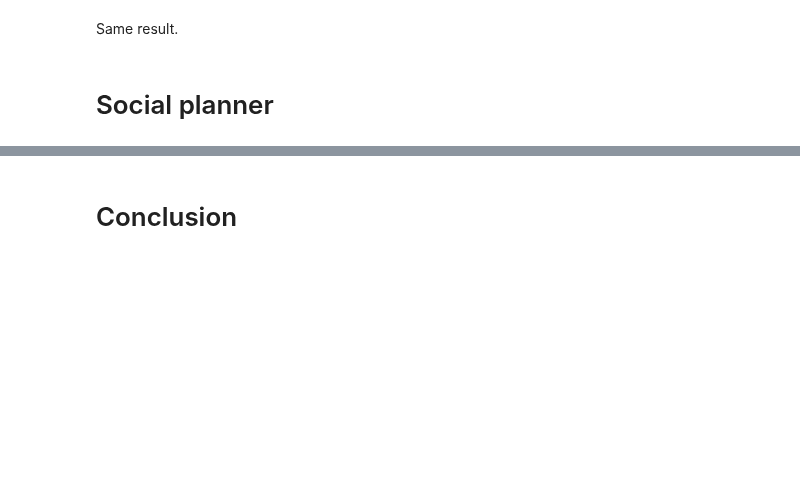
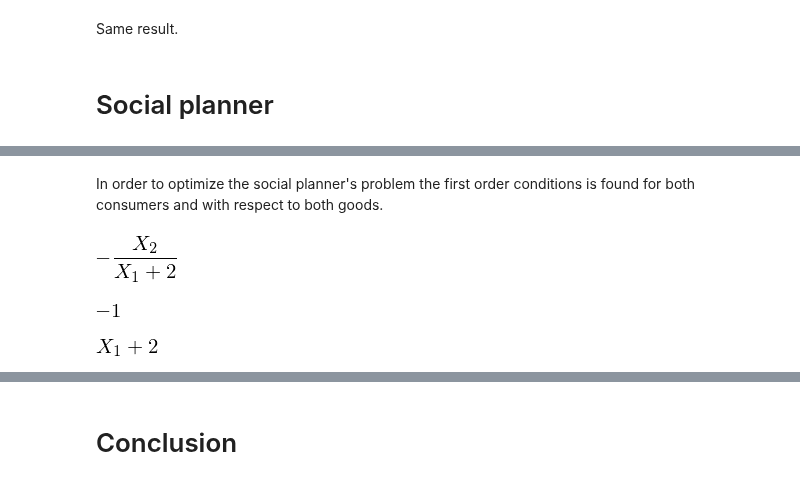
Before and after one commit to NumEconCopenhagen/projects-2020-tobiasharald, a Jupyter notebook: modelproject/modelproject.ipynb, the cells around one changed output, grey strips where cells are left out. Cells and saved outputs as stored; diff of their text form; code cells hidden in the pictures; blank space fills up the shorter version.

```diff
--- a/modelproject/modelproject.ipynb
+++ b/modelproject/modelproject.ipynb
@@ -234,0 +238,37 @@ Max social planner problem tænker jeg. Find MRS. End op med at plotte Edgeworth
+# %%
+#Define symbols:
+X1 = sm.symbols('X1')
+X2 = sm.symbols('X2')
+#Define utility functions:
+uA = X1*X2 + 2*X2
+uB = 4*X1 + 4*X2
+# %% [markdown]
+In order to optimize the social planner's problem the first order conditions is found for both consumers and with respect to both goods.
+# %%
+foc1uA = sm.diff(uA, X1)
+foc2uA = sm.diff(uA, X2)
+foc1uB = sm.diff(uB, X1)
+foc2ub = sm.diff(uB, X2)
+# %%
+#MRS for both
+mrsA = -foc1uA/foc2uA
+mrsB = -foc1uB/foc2ub
+# %%
+#MRS for consumer A:
+mrsA
+# %% [output]
+[figure, added]
+# %%
+#MRS for consumer B:
+mrsB
+# %% [output]
+[figure, added]
+# %%
+#The marginal rate of substution for consumer A and B are set equal to eachother
+MRSeq = sm.Eq(mrsB,mrsA)
+
+#Solve for x2
+x2_d_A = sm.solve(MRSeq,X2)
+x2_d_A[0]
+# %% [output]
+[figure, added]
```
Also changed, not shown: parts of 21 cells of this notebook.
